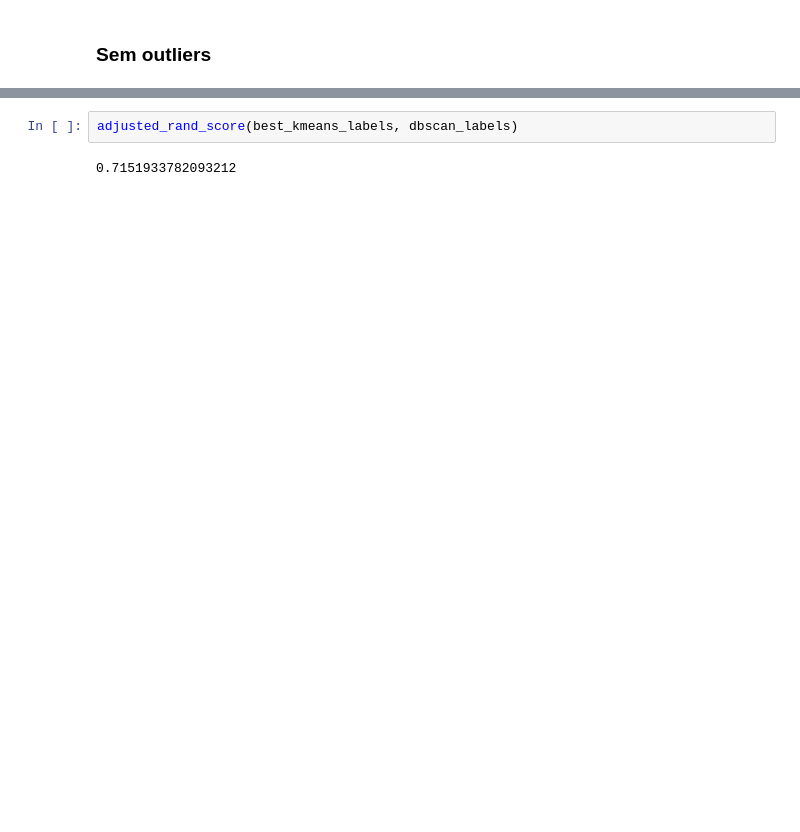
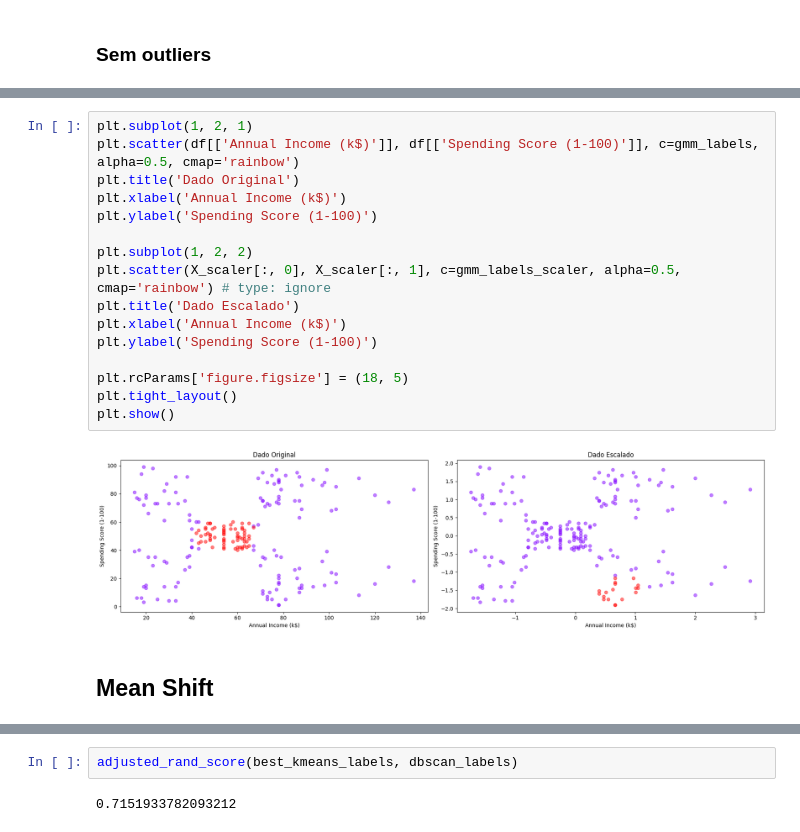
Before and after one commit to MCardosoDev/F_Clusterizacao, a Jupyter notebook: clusterizacao.ipynb, the cells around one changed output, grey strips where cells are left out. Cells and saved outputs as stored; diff of their text form; blank space fills up the shorter version.

```diff
--- a/clusterizacao.ipynb
+++ b/clusterizacao.ipynb
@@ -216,0 +272,20 @@ plt.show()
+# %%
+plt.subplot(1, 2, 1)
+plt.scatter(df[['Annual Income (k$)']], df[['Spending Score (1-100)']], c=gmm_labels, alpha=0.5, cmap='rainbow')
+plt.title('Dado Original')
+plt.xlabel('Annual Income (k$)')
+plt.ylabel('Spending Score (1-100)')
+
+plt.subplot(1, 2, 2)
+plt.scatter(X_scaler[:, 0], X_scaler[:, 1], c=gmm_labels_scaler, alpha=0.5, cmap='rainbow') # type: ignore
+plt.title('Dado Escalado')
+plt.xlabel('Annual Income (k$)')
+plt.ylabel('Spending Score (1-100)')
+
+plt.rcParams['figure.figsize'] = (18, 5)
+plt.tight_layout()
+plt.show()
+# %% [output]
+[figure, added]
+# %% [markdown]
+## Mean Shift
```
Also changed, not shown: parts of 36 cells of this notebook.
